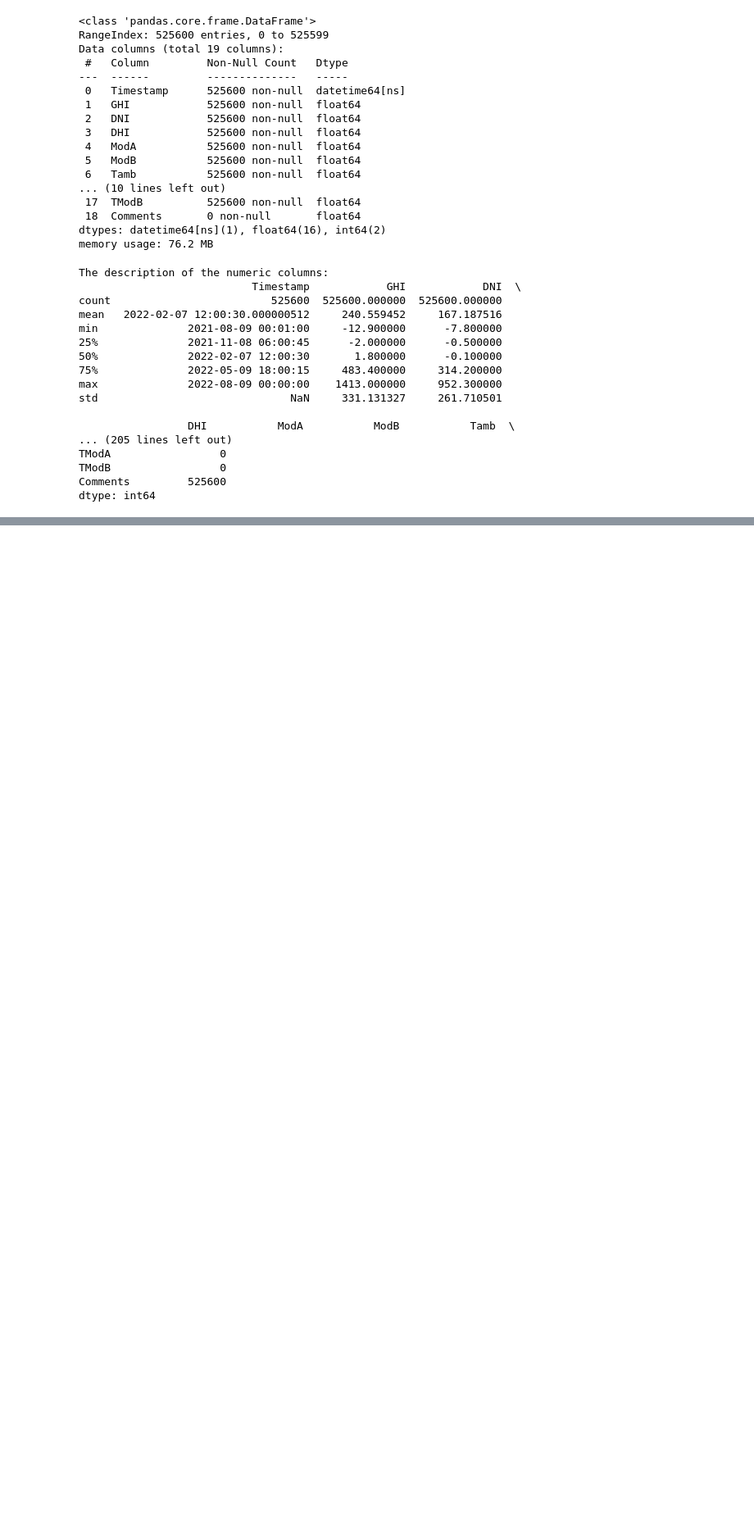
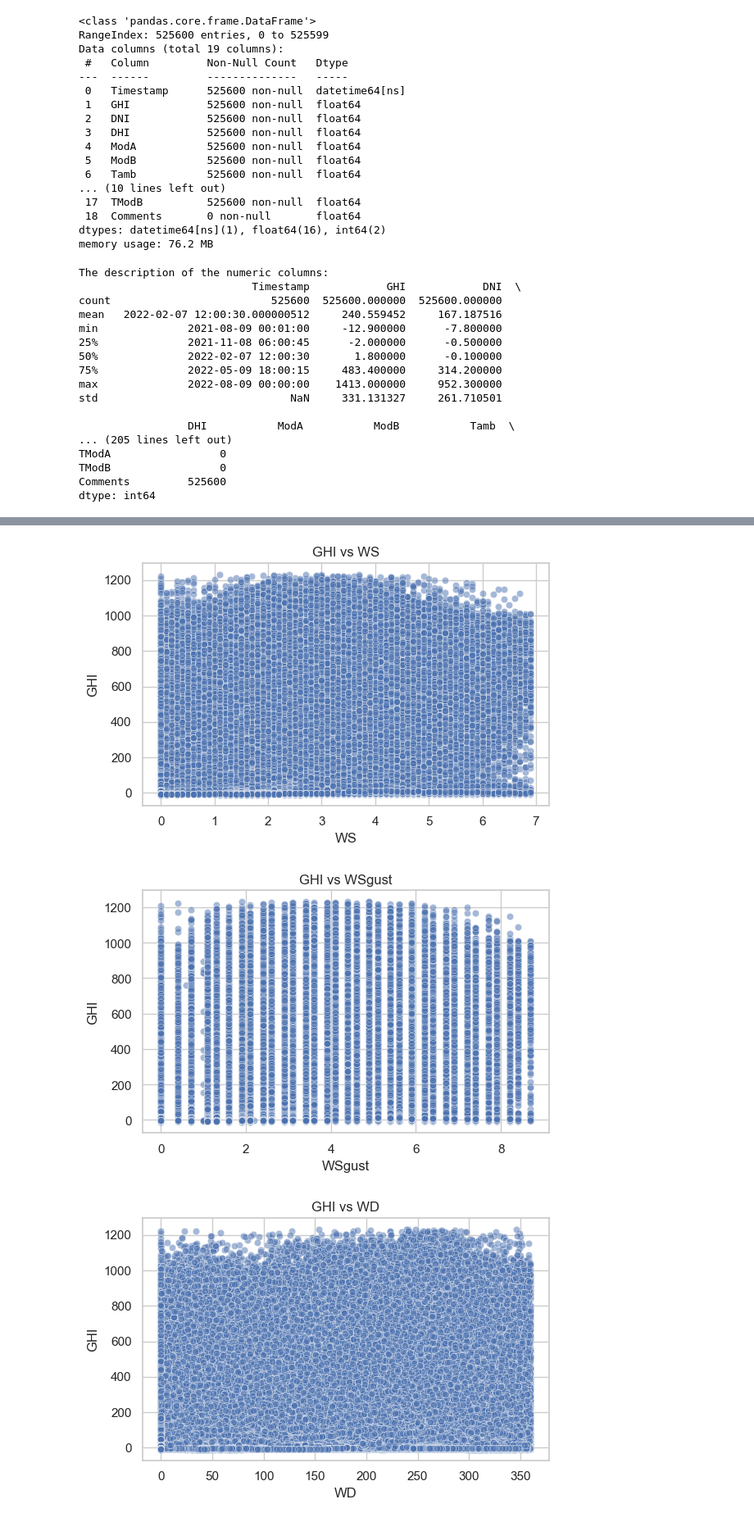
Before and after one commit to SamuelFentie/solar-challenge-week1, a Jupyter notebook: notebooks/benin_eda.ipynb, the cells around one changed output, grey strips where cells are left out. Shown at 82% size. Drawn from its saved outputs; the diff is of its cells as text; code cells hidden in the pictures; blank space fills up the shorter version.

```diff
--- a/notebooks/benin_eda.ipynb
+++ b/notebooks/benin_eda.ipynb
@@ -70,0 +148,23 @@ dtype: int64
+# %%
+# Define scatter plot function
+def scatter_plot(x, y):
+    plt.figure(figsize=(6, 4))
+    sns.scatterplot(data=df, x=x, y=y, alpha=0.5)
+    plt.title(f"{y} vs {x}")
+    plt.xlabel(x)
+    plt.ylabel(y)
+    plt.tight_layout()
+    plt.show()
+
+# Wind parameters vs. GHI
+scatter_plot("WS", "GHI")
+scatter_plot("WSgust", "GHI")
+scatter_plot("WD", "GHI")
+
+# Relative Humidity vs. Tamb and GHI
+scatter_plot("RH", "Tamb")
+scatter_plot("RH", "GHI")
+# %% [output]
+[figure, added]
+[figure, added]
+[figure, added]
```
Also changed, not shown: parts of 16 cells of this notebook, 3 other files.
